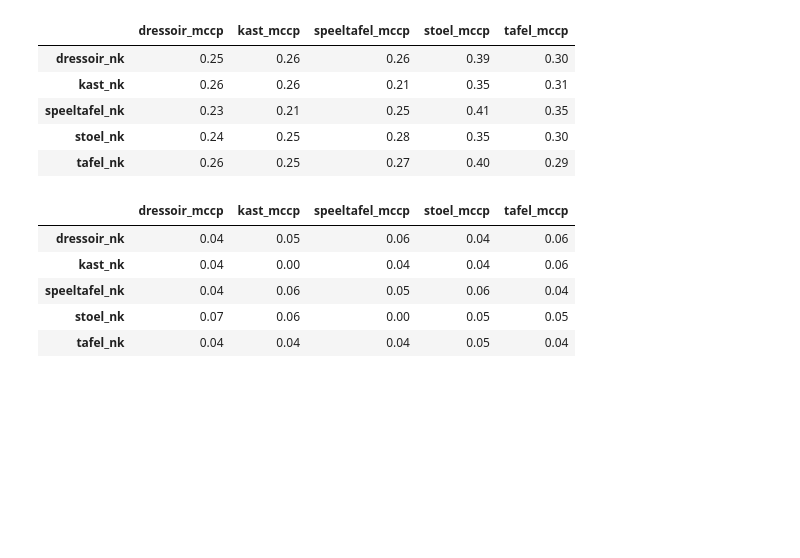
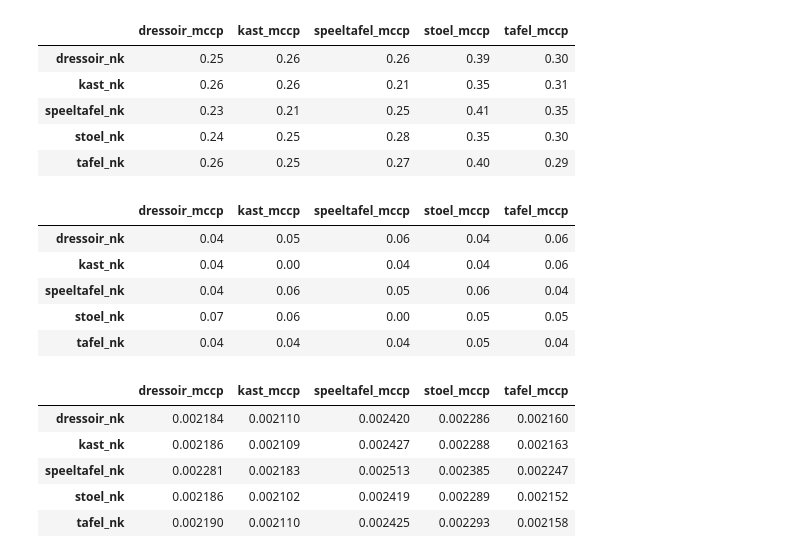
Before and after one commit to jacobjanwoord/Fearless-erfgoed, a Jupyter notebook: orb_playground.ipynb, the cells around one changed output. Saved outputs shown, nothing was run; the diff lists cells and outputs as text; code cells hidden in the pictures; blank space fills up the shorter version.

```diff
--- a/orb_playground.ipynb
+++ b/orb_playground.ipynb
@@ -382,3 +382,87 @@ get_table(sims)
 | speeltafel_nk | 0.04 | 0.06 | 0.05 | 0.06 | 0.04 |
 | stoel_nk | 0.07 | 0.06 | 0.00 | 0.05 | 0.05 |
 | tafel_nk | 0.04 | 0.04 | 0.04 | 0.05 | 0.04 |
+# %%
+import cv2
+import numpy as np
+import os
+
+def extract_orb_features(image_path):
+    """
+    Extracts ORB features from an image.
+    """
+    img = cv2.imread(image_path, cv2.IMREAD_GRAYSCALE)
+    if img is None:
+        raise ValueError(f"Image at {image_path} could not be loaded.")
+
+    # Initialize the ORB detector
+    orb = cv2.ORB_create()
+
+    # Find the keypoints and descriptors with ORB
+    kp, des = orb.detectAndCompute(img, None)
+    return kp, des
+
+def compute_similarity_dot(des1, des2):
+    if des1 is None or des2 is None:
+        return 0.0
+    des1 = des1 / np.linalg.norm(des1)
+    des2 = des2 / np.linalg.norm(des2)
+    # Compute the dot product between descriptors
+    dot_products = np.dot(des1, des2.T)
+
+    # Find the best matches for each descriptor in des1
+    best_matches = np.max(dot_products, axis=1)
+
+    # Compute the average similarity score
+    similarity_score = np.mean(best_matches)
+
+    return similarity_score
+
+def compute_similarities_testsets(munich_testset, nk_testset,
+                                  munich_path="munich_testset",
+                                  nk_path="nk_testset"):
+    """
+    Computes similarities between images from Munich and NK test sets using ORB features.
+    """
+    similarities = {}
+    for nk_img in nk_testset:
+        nk_img_path = os.path.join(nk_path, nk_img)
+        try:
+            nk_kp, nk_des = extract_orb_features(nk_img_path)
+        except ValueError as e:
+            print(e)
+            continue
+        for munich_img in munich_testset:
+            munich_img_path = os.path.join(munich_path, munich_img)
+            try:
+                munich_kp, munich_des = extract_orb_features(munich_img_path)
+            except ValueError as e:
+                print(e)
+                continue
+            similarity = compute_similarity_dot(nk_des, munich_des)
+            similarities[(nk_img, munich_img)] = similarity
+
+    return similarities
+
+# Example usage:
+nk_path = "nk_testset"
+munich_path = "munich_testset"
+
+if not os.path.exists(nk_path):
+    raise FileNotFoundError(f"The path {nk_path} does not exist.")
+if not os.path.exists(munich_path):
+    raise FileNotFoundError(f"The path {munich_path} does not exist.")
+
+nk_testset = os.listdir(nk_path)
+munich_testset = os.listdir(munich_path)
+
+sims = compute_similarities_testsets(munich_testset, nk_testset, munich_path, nk_path)
+# Assuming you have a function to visualize or save the results:
+get_table(sims)
+# %% [output]
+|  | dressoir_mccp | kast_mccp | speeltafel_mccp | stoel_mccp | tafel_mccp |
+| dressoir_nk | 0.002184 | 0.002110 | 0.002420 | 0.002286 | 0.002160 |
+| kast_nk | 0.002186 | 0.002109 | 0.002427 | 0.002288 | 0.002163 |
+| speeltafel_nk | 0.002281 | 0.002183 | 0.002513 | 0.002385 | 0.002247 |
+| stoel_nk | 0.002186 | 0.002102 | 0.002419 | 0.002289 | 0.002152 |
+| tafel_nk | 0.002190 | 0.002110 | 0.002425 | 0.002293 | 0.002158 |
```
Also changed, not shown: parts of 1 cell of this notebook, 1 other file.
